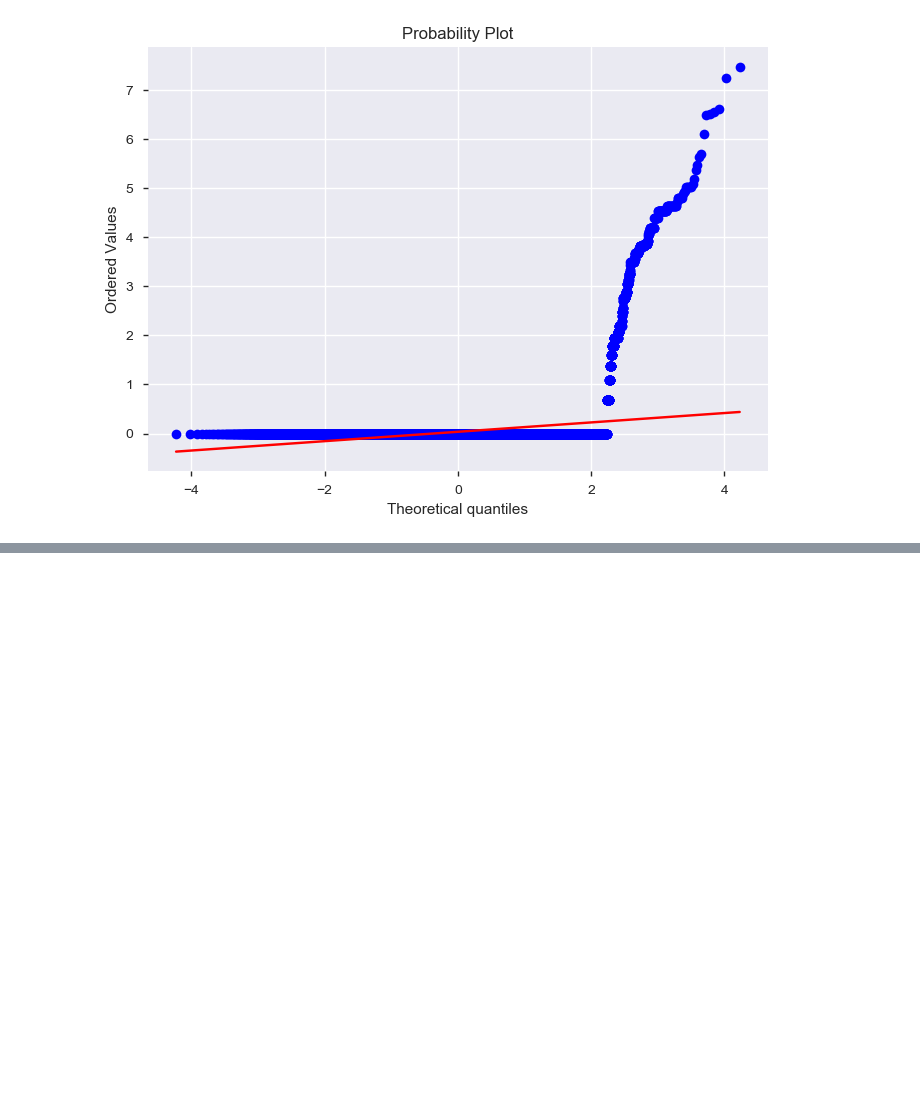
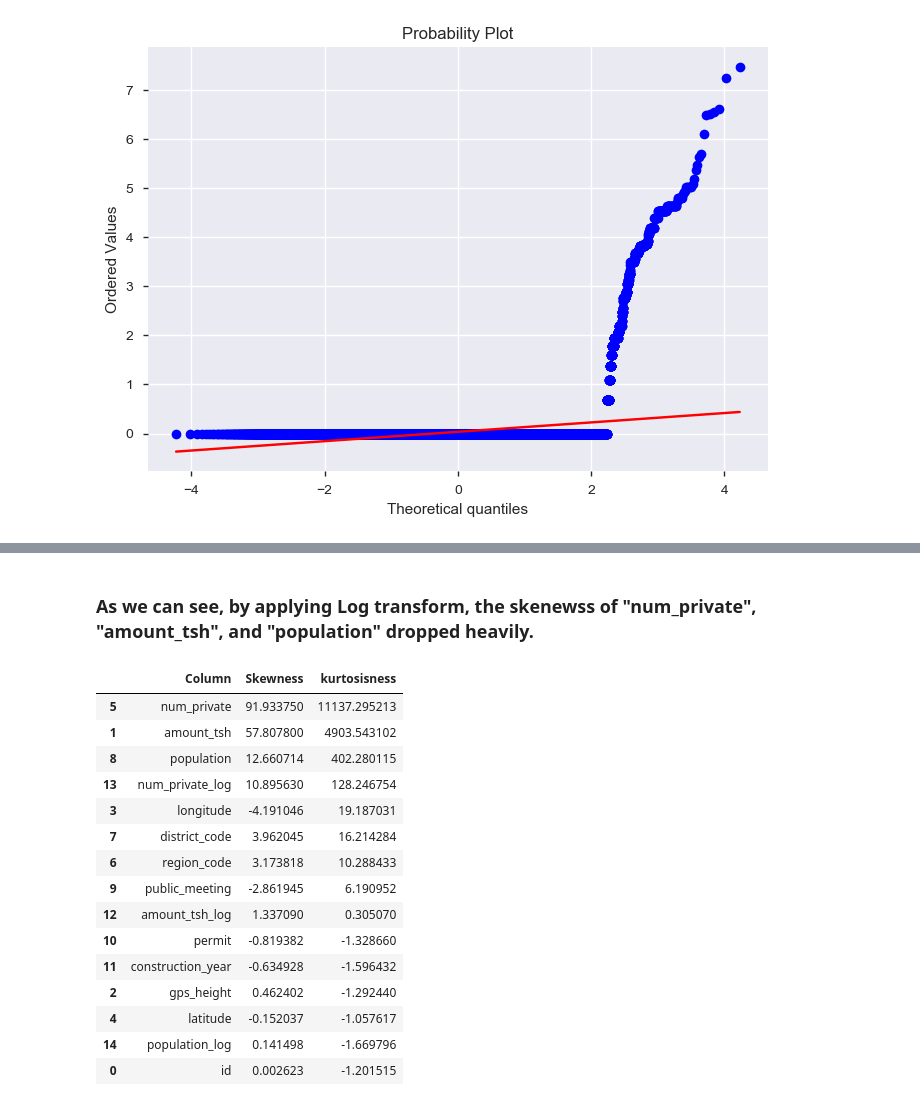
Before and after one commit to omidbadr/Data_Mining_the_Water_Table, a Jupyter notebook: Pump_DrivenData.ipynb, the cells around one changed output, grey strips where cells are left out. Cells and saved outputs as stored; diff of their text form; code cells hidden in the pictures; blank space fills up the shorter version.

```diff
--- a/Pump_DrivenData.ipynb
+++ b/Pump_DrivenData.ipynb
@@ -291,0 +333,23 @@ ax = sns.countplot(data_train['status_group'] , label = "Count")
+# %% [markdown]
+### As we can see, by applying Log transform, the skenewss of "num_private", "amount_tsh", and "population" dropped heavily.
+# %%
+df_skew = pd.DataFrame({'Column':data_train.skew().index, 'Skewness':data_train.skew().values, 'kurtosisness':data_train.kurtosis().values})
+df_skew['sort'] = df_skew['Skewness'].abs()
+df_skew.sort_values(by=['sort'] , ascending=False).drop('sort', axis=1)
+# %% [output]
+|  | Column | Skewness | kurtosisness |
+| 5 | num_private | 91.933750 | 11137.295213 |
+| 1 | amount_tsh | 57.807800 | 4903.543102 |
+| 8 | population | 12.660714 | 402.280115 |
+| 13 | num_private_log | 10.895630 | 128.246754 |
+| 3 | longitude | -4.191046 | 19.187031 |
+| 7 | district_code | 3.962045 | 16.214284 |
+| 6 | region_code | 3.173818 | 10.288433 |
+| 9 | public_meeting | -2.861945 | 6.190952 |
+| 12 | amount_tsh_log | 1.337090 | 0.305070 |
+| 10 | permit | -0.819382 | -1.328660 |
+| 11 | construction_year | -0.634928 | -1.596432 |
+| 2 | gps_height | 0.462402 | -1.292440 |
+| 4 | latitude | -0.152037 | -1.057617 |
+| 14 | population_log | 0.141498 | -1.669796 |
+| 0 | id | 0.002623 | -1.201515 |
```
Also changed, not shown: parts of 21 cells of this notebook.
